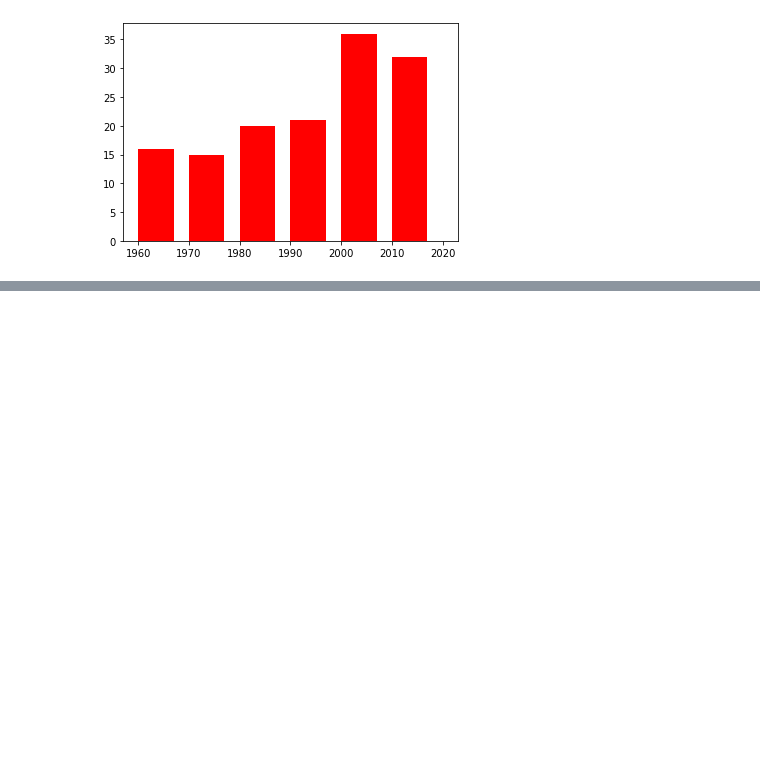
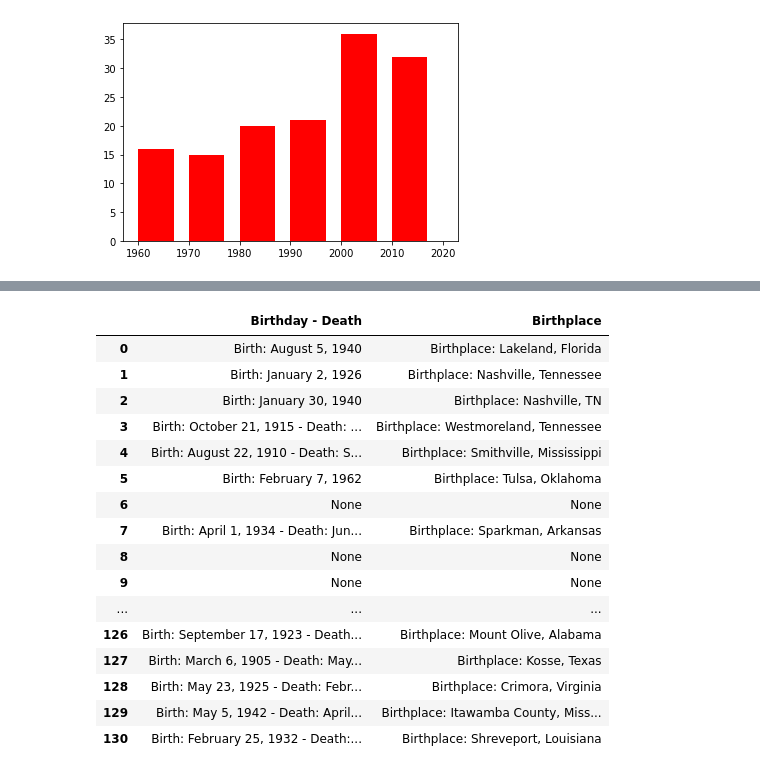
Before and after one commit to treybourgeois/web-scraping-country-music-hof-treybourgeois, a Jupyter notebook: country_music_notebook.ipynb, the cells around one changed output, grey strips where cells are left out. Cells and saved outputs as stored; diff of their text form; code cells hidden in the pictures; blank space fills up the shorter version.

```diff
--- a/country_music_notebook.ipynb
+++ b/country_music_notebook.ipynb
@@ -201,0 +309,16 @@ plt.hist(final_df.Inducted, bins = [1960, 1970, 1980, 1990, 2000, 2010, 2020],co
+# %%
+birthday = []
+birthplace = []
+
+
+for i in hof_df['Web Address']:      # Going through each artist web address
+#     print(i) # Verify it's going through the pages
+    url = i
+    response = requests.get(url)
+    soup = BeautifulSoup(response.content, 'lxml')
+
+    t = soup.find(string=re.compile("Birth|Death")) # Container using regex to find "Birth or Death" and grabbing that string || From Josh
+    birthday.append(t) # Going through each of the containers 'd' and adding addresses to my web address lists
+#     print(birthday) # Verifying that the birthdays and deaths are being added
+    r = soup.find(string=re.compile("Birthplace"))
+    birthplace.append(r)
@@ -201,0 +365,23 @@ plt.hist(final_df.Inducted, bins = [1960, 1970, 1980, 1990, 2000, 2010, 2020],co
+# %%
+
+bd_dic = {'Birthday - Death': birthday, 'Birthplace': birthplace}
+bd_df = pd.DataFrame(bd_dic)
+bd_df
+# %% [output]
+|  | Birthday - Death | Birthplace |
+| 0 | Birth: August 5, 1940 | Birthplace: Lakeland, Florida |
+| 1 | Birth: January 2, 1926 | Birthplace: Nashville, Tennessee |
+| 2 | Birth: January 30, 1940 | Birthplace: Nashville, TN |
+| 3 | Birth: October 21, 1915 - Death: ... | Birthplace: Westmoreland, Tennessee |
+| 4 | Birth: August 22, 1910 - Death: S... | Birthplace: Smithville, Mississippi |
+| 5 | Birth: February 7, 1962 | Birthplace: Tulsa, Oklahoma |
+| 6 | None | None |
+| 7 | Birth: April 1, 1934 - Death: Jun... | Birthplace: Sparkman, Arkansas |
+| 8 | None | None |
+| 9 | None | None |
+| ... | ... | ... |
+| 126 | Birth: September 17, 1923 - Death... | Birthplace: Mount Olive, Alabama |
+| 127 | Birth: March 6, 1905 - Death: May... | Birthplace: Kosse, Texas |
+| 128 | Birth: May 23, 1925 - Death: Febr... | Birthplace: Crimora, Virginia |
+| 129 | Birth: May 5, 1942 - Death: April... | Birthplace: Itawamba County, Miss... |
+| 130 | Birth: February 25, 1932 - Death:... | Birthplace: Shreveport, Louisiana |
```
Also changed, not shown: parts of 16 cells of this notebook.
